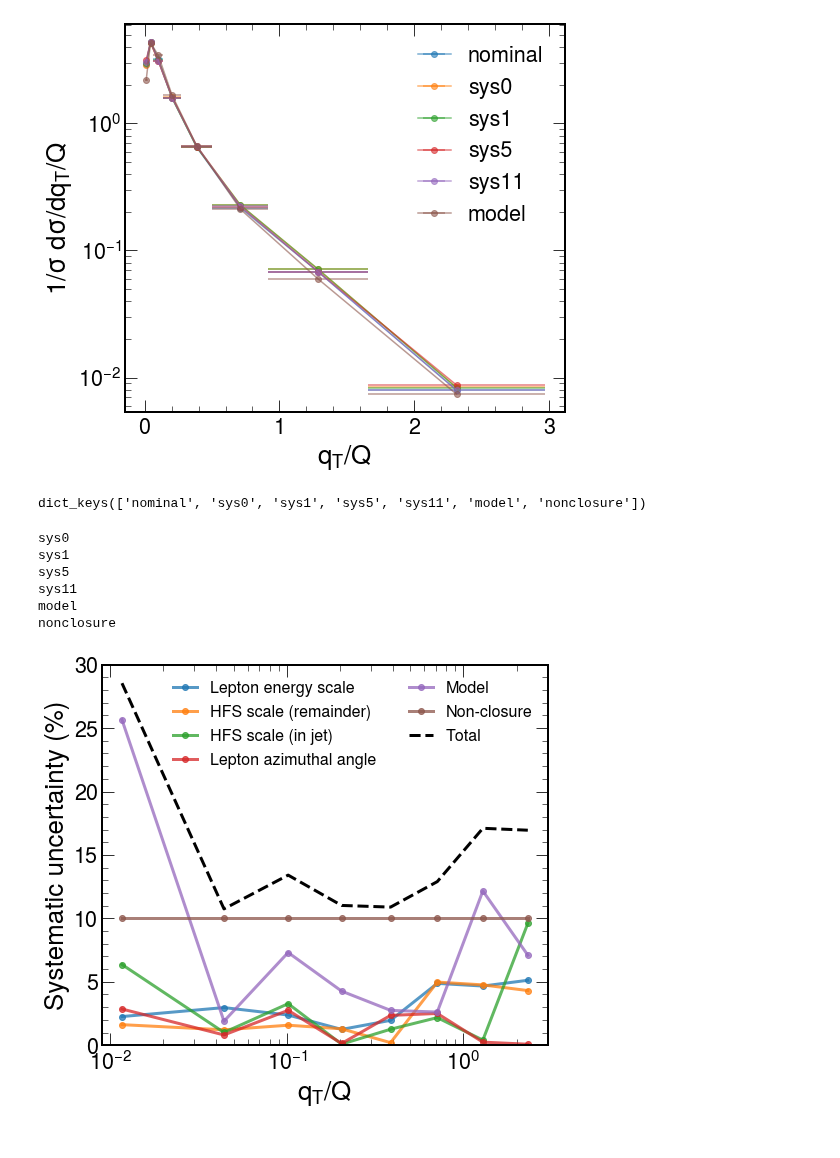
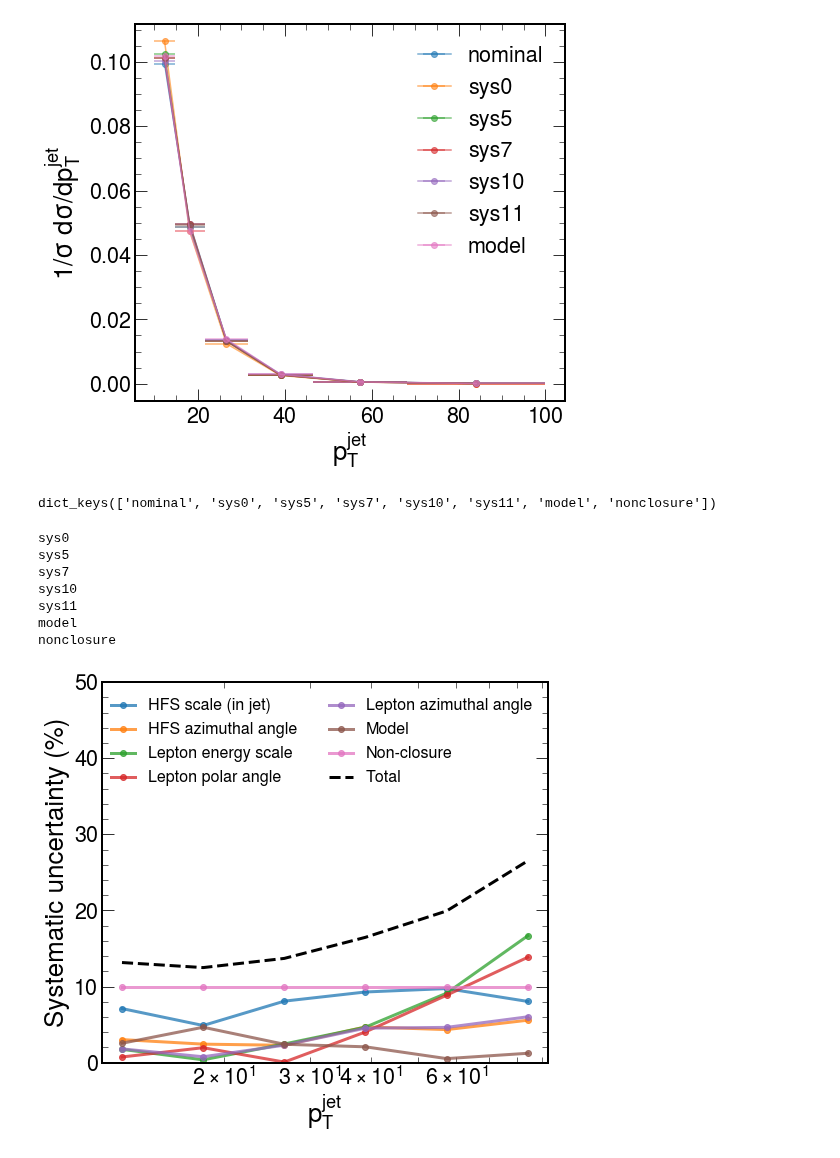
Before and after one commit to miguelignacio/disjets, a Jupyter notebook: SystematicUncertainties.ipynb, the cells around one changed output. Saved outputs shown, nothing was run; the diff lists cells and outputs as text; code cells hidden in the pictures.

Commit message:
adding hadronization correction note, adding jet calibration plots

```diff
--- a/SystematicUncertainties.ipynb
+++ b/SystematicUncertainties.ipynb
@@ -55,8 +55,8 @@ def make_error_boxes(ax, xdata, ydata, xerror, yerror, facecolor='r',
                           fmt='None', ecolor='k')
 # %%
 #observable = 'dphi'
-#observable = 'jetpt'
-observable = 'qt'
+observable = 'jetpt'
+#observable = 'qt'
 #observable = 'jeteta'
 
 symbol = {}
@@ -74,22 +74,22 @@ mc = 'Rapgap'
 names = {}
 names['nominal'] = 'outputfiles/CrossSection_%s_%s_nominal_ep0607_data_nominal.npy'%(observable,mc)
 names['sys0']    = 'outputfiles/CrossSection_%s_%s_sys_0_ep0607_data_nominal.npy'%(observable,mc)
-names['sys1']   =  'outputfiles/CrossSection_%s_%s_sys_1._ep0607_data_nominal.npy'%(observable,mc)
+#names['sys1']   =  'outputfiles/CrossSection_%s_%s_sys_1._ep0607_data_nominal.npy'%(observable,mc)
 #names['sys4']   =  'outputfiles/CrossSection_%s_%s_sys_6_ep0607_data_nominal.npy'%(observable,mc)
 names['sys5']   =  'outputfiles/CrossSection_%s_%s_sys_5_ep0607_data_nominal.npy'%(observable,mc)
-#names['sys7']   =  'outputfiles/CrossSection_%s_%s_sys_7_ep0607_data_nominal.npy'%(observable,mc)
-#names['sys10']    = 'outputfiles/CrossSection_%s_%s_sys_10_ep0607_data_nominal.npy'%(observable,mc)
+names['sys7']   =  'outputfiles/CrossSection_%s_%s_sys_7_ep0607_data_nominal.npy'%(observable,mc)
+names['sys10']    = 'outputfiles/CrossSection_%s_%s_sys_10_ep0607_data_nominal.npy'%(observable,mc)
 names['sys11']    = 'outputfiles/CrossSection_%s_%s_sys_11_ep0607_data_nominal.npy'%(observable,mc)
 names['model']   = 'outputfiles/CrossSection_%s_%s_nominal_ep0607_data_nominal.npy'%(observable,altmc)
 
 
 label = {}
 label['test'] = 'repeat'
-label['sys5'] = 'HFS scale (in jet)' #'Lepton energy scale'
-label['sys1'] = 'HFS scale (remainder)'
+label['sys0'] = 'HFS scale (in jet)'
+label['sys2'] = 'HFS scale (remainder)'
 label['sys4'] = 'HFS polar angle'
-label['sys7'] = 'HFS azimuthal angle' #HFS azimuthal angle
-label['sys0'] = 'Lepton energy scale'
+label['sys5'] = 'HFS azimuthal angle'
+label['sys7'] = 'Lepton energy scale'
 label['sys10'] = 'Lepton polar angle'
 label['sys11'] = 'Lepton azimuthal angle'
 label['nonclosure'] = 'Non-closure'
@@ -131,7 +119,7 @@ x =  [0.01167419 0.04410836 0.10178536 0.2043512  0.38674191 0.71108356
 fig,ax = plt.subplots(figsize=(8,7))
 for key in names.keys():
     plt.errorbar(x[key],y[key],xerr=xerr[key],fmt='o-',label=key,alpha=0.6)
-    plt.yscale('log')
+    #plt.yscale('log')
     #plt.xscale('log')
 
     plt.legend()
@@ -141,18 +129,18 @@ plt.xlabel(symbol[observable])
 plt.tight_layout()
 fig.savefig('figures/Systematic uncertainties_variations_%s.png'%observable)
 # %% [output]
-[figure, old version]
+[figure, new version]
 # %%
 ##add 10% non closure systematics
 # %%
 nonclosure_sys = 1.10
-if 'dphi' in observable or 'eta' in observable:
-    nonclosure_sys = 1.05
+##if 'dphi' in observable or 'eta' in observable:
+##    nonclosure_sys = 1.05
 
 y['nonclosure'] = y['nominal']*nonclosure_sys
 print (y.keys())
 # %% [output]
-dict_keys(['nominal', 'sys0', 'sys1', 'sys5', 'sys11', 'model', 'nonclosure'])
+dict_keys(['nominal', 'sys0', 'sys5', 'sys7', 'sys10', 'sys11', 'model', 'nonclosure'])
 # %%
 fig,ax = plt.subplots(figsize=(8,7))
 
@@ -160,36 +148,37 @@ total = np.zeros(len(y['nominal']))
 ratio = {}
 
 for key in y.keys():
     if 'nominal' in key:continue
     print (key)
     ratio[key] = np.divide(y[key],y['nominal']) -1
     total += ratio[key]*ratio[key]
     plt.plot(x['nominal'],100*abs(ratio[key]),'o-',label=label[key],lw=3,alpha=0.75)
 
 total = np.sqrt(total)
 N      = np.multiply( y['nominal'], xerr['nominal']*2.0)
 #plt.plot(x['nominal'],100*np.sqrt(1/N), 'o--',label = 'stat error ',lw=3)
 plt.plot(x['nominal'],100*total, '--',label = 'Total',lw=3,color='k')
 
 plt.ylabel('Systematic uncertainty (%)')
 plt.legend(loc='best',fontsize=16,ncol=2)
 plt.xlabel(symbol[observable])
 
 if 'qt' in observable or 'pt' in observable:
     plt.xscale('log')
-plt.ylim([0,30])
+plt.ylim([0,50])
 plt.show()
 
 
 fig.savefig('figures/Systematic uncertainties_%s.png'%observable)
 # %% [output]
 sys0
-sys1
 sys5
+sys7
+sys10
 sys11
 model
 nonclosure
-[figure, old version]
+[figure, new version]
 # %%
 up = np.multiply(y['nominal'],(1+total))
 do = np.multiply(y['nominal'],(1-total))
```
Also changed, not shown: parts of 38 cells of this notebook, 2 other files.
